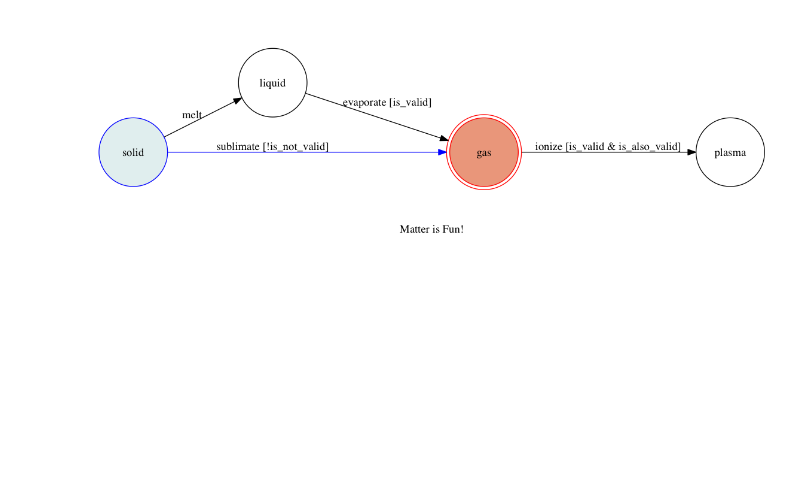
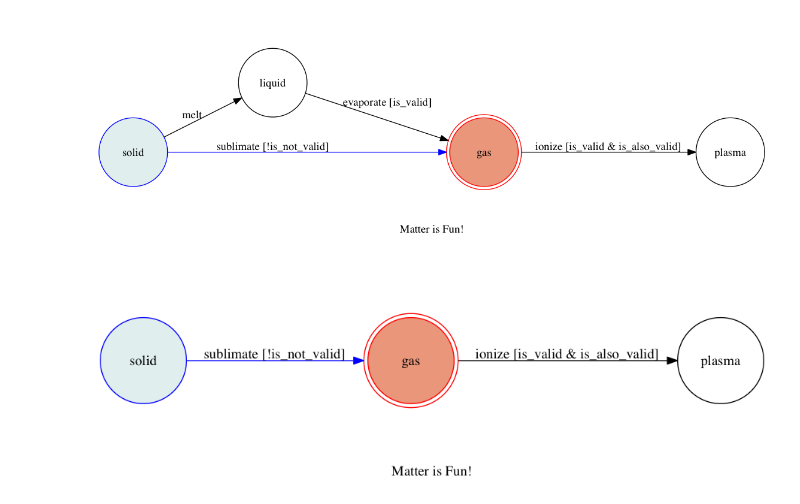
Before and after one commit to pytransitions/transitions, a Jupyter notebook: examples/Graph MIxin Demo.ipynb, the cells around one changed output. Drawn from its saved outputs; the diff is of its cells as text; code cells hidden in the pictures; blank space fills up the shorter version.

```diff
--- a/examples/Graph MIxin Demo.ipynb
+++ b/examples/Graph MIxin Demo.ipynb
@@ -82,3 +86,8 @@ model2.sublimate()
 model2.show_graph()
 # %% [output]
 [figure]
+# %%
+# show only region of interest which is previous state, active state and all reachable states
+model2.show_graph(show_roi=True)
+# %% [output]
+[figure, added]
```
Also changed, not shown: parts of 4 cells of this notebook, 9 other files.
